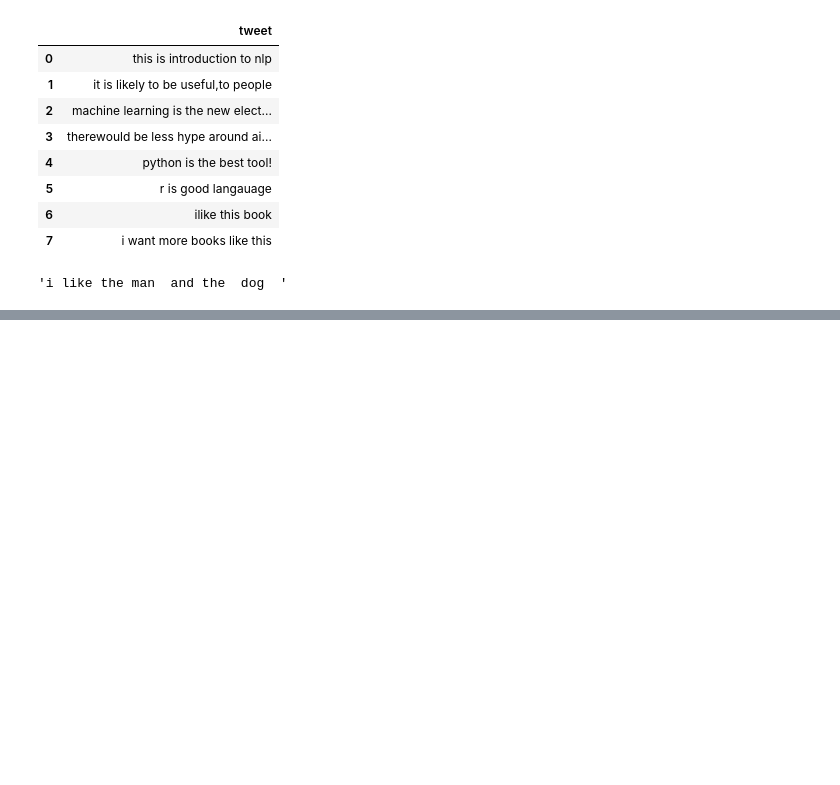
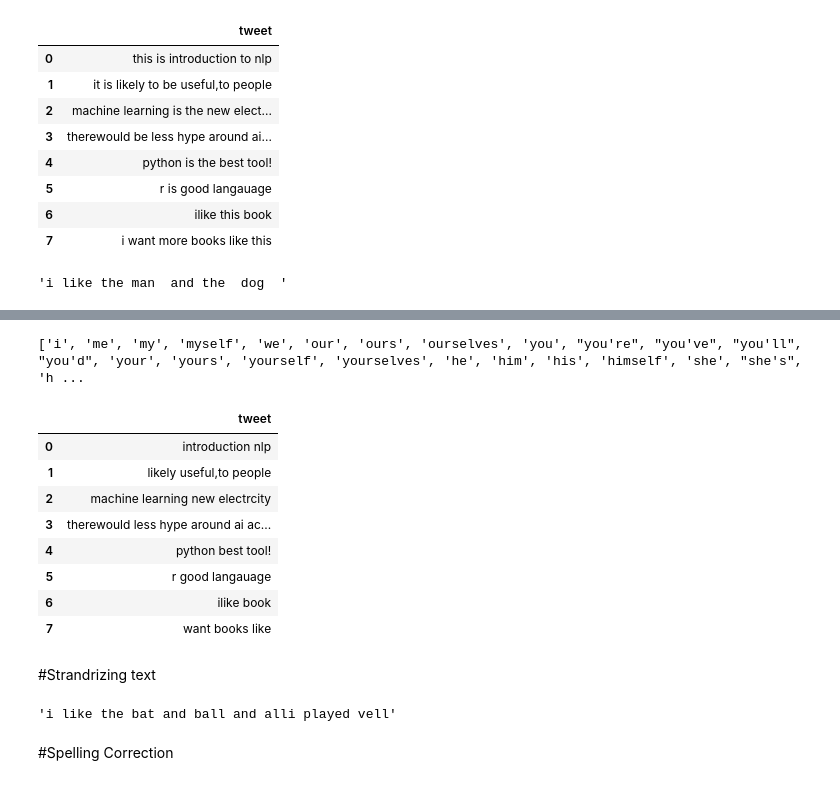
Before and after one commit to baaaRaathh/Natural-Language-Processing, a Jupyter notebook: Text_Processing.ipynb, the cells around one changed output, grey strips where cells are left out. Saved outputs shown, nothing was run; the diff lists cells and outputs as text; code cells hidden in the pictures; blank space fills up the shorter version.

```diff
--- a/Text_Processing.ipynb
+++ b/Text_Processing.ipynb
@@ -67,0 +77,22 @@ s
+# %%
+stop = stopwords.words('english')
+# %%
+print(stop)
+# %% [output]
+['i', 'me', 'my', 'myself', 'we', 'our', 'ours', 'ourselves', 'you', "you're", "you've", "you'll", "you'd", 'your', 'yours', 'yourself', 'yourselves', 'he', 'him', 'his', 'himself', 'she', "she's", 'h ...
+# %%
+df['tweet'] = df['tweet'].apply(lambda x: ' '.join(x for x in x.split() if x not in stop))
+# %%
+df
+# %% [output]
+|  | tweet |
+| 0 | introduction nlp |
+| 1 | likely useful,to people |
+| 2 | machine learning new electrcity |
+| 3 | therewould less hype around ai ac... |
+| 4 | python best tool! |
+| 5 | r good langauage |
+| 6 | ilike book |
+| 7 | want books like |
+# %% [markdown]
+#Strandrizing text
@@ -67,0 +102,16 @@ s
+# %%
+def ts(input,look):
+  word = input.split()
+  new=[]
+  for word in word:
+    word = re.sub(r"[^\w\s]",'',word)
+    if word.lower() in look:
+      word = look[word.lower()]
+    new.append(word)
+  newf = ' '.join(new)
+  return newf
+ts('i like the bat and ball and all,i played vell',look)
+# %% [output]
+'i like the bat and ball and alli played vell'
+# %% [markdown]
+#Spelling Correction
```
Also changed, not shown: parts of 3 cells of this notebook.
